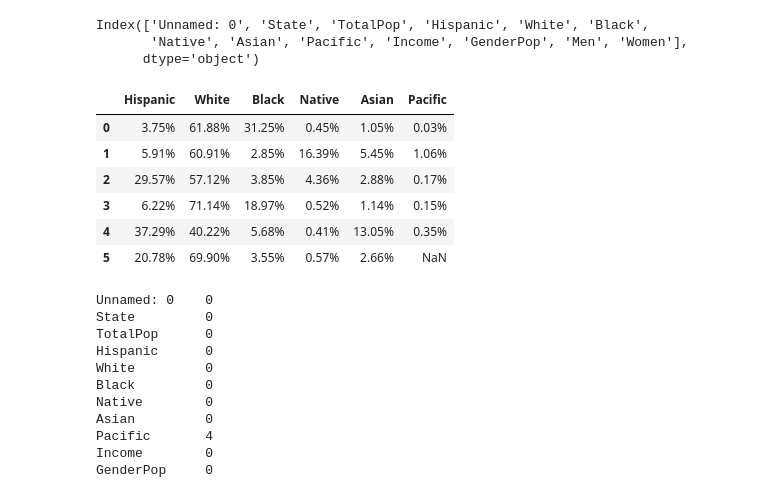
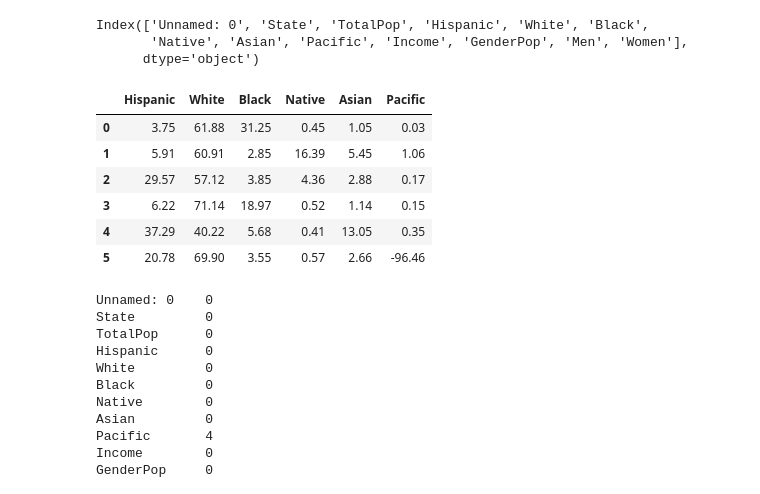
Before and after one commit to LiZoMark841619/US_Census, a Jupyter notebook: Cleaning US Census Data.ipynb, the cells around one changed output. Cells and saved outputs as stored; diff of their text form; code cells hidden in the pictures.

```diff
--- a/Cleaning US Census Data.ipynb
+++ b/Cleaning US Census Data.ipynb
@@ -269,16 +269,15 @@ Index(['Unnamed: 0', 'State', 'TotalPop', 'Hispanic', 'White', 'Black',
        'Native', 'Asian', 'Pacific', 'Income', 'GenderPop', 'Men', 'Women'],
       dtype='object')
 # %%
-us_census[['Hispanic', 'White', 'Black',
-       'Native', 'Asian', 'Pacific']].head(6)
+us_census[['Hispanic', 'White', 'Black', 'Native', 'Asian', 'Pacific']].head(6)
 # %% [output]
 |  | Hispanic | White | Black | Native | Asian | Pacific |
-| 0 | 3.75% | 61.88% | 31.25% | 0.45% | 1.05% | 0.03% |
-| 1 | 5.91% | 60.91% | 2.85% | 16.39% | 5.45% | 1.06% |
-| 2 | 29.57% | 57.12% | 3.85% | 4.36% | 2.88% | 0.17% |
-| 3 | 6.22% | 71.14% | 18.97% | 0.52% | 1.14% | 0.15% |
-| 4 | 37.29% | 40.22% | 5.68% | 0.41% | 13.05% | 0.35% |
-| 5 | 20.78% | 69.90% | 3.55% | 0.57% | 2.66% | NaN |
+| 0 | 3.75 | 61.88 | 31.25 | 0.45 | 1.05 | 0.03 |
+| 1 | 5.91 | 60.91 | 2.85 | 16.39 | 5.45 | 1.06 |
+| 2 | 29.57 | 57.12 | 3.85 | 4.36 | 2.88 | 0.17 |
+| 3 | 6.22 | 71.14 | 18.97 | 0.52 | 1.14 | 0.15 |
+| 4 | 37.29 | 40.22 | 5.68 | 0.41 | 13.05 | 0.35 |
+| 5 | 20.78 | 69.90 | 3.55 | 0.57 | 2.66 | -96.46 |
 # %%
 us_census[['Hispanic', 'White', 'Black', 'Native', 'Asian', 'Pacific']] = us_census[['Hispanic', 'White', 'Black', 'Native', 'Asian', 'Pacific']].replace('[%]', '', regex=True)
 # %%
```
Also changed, not shown: parts of 1 cell of this notebook.
